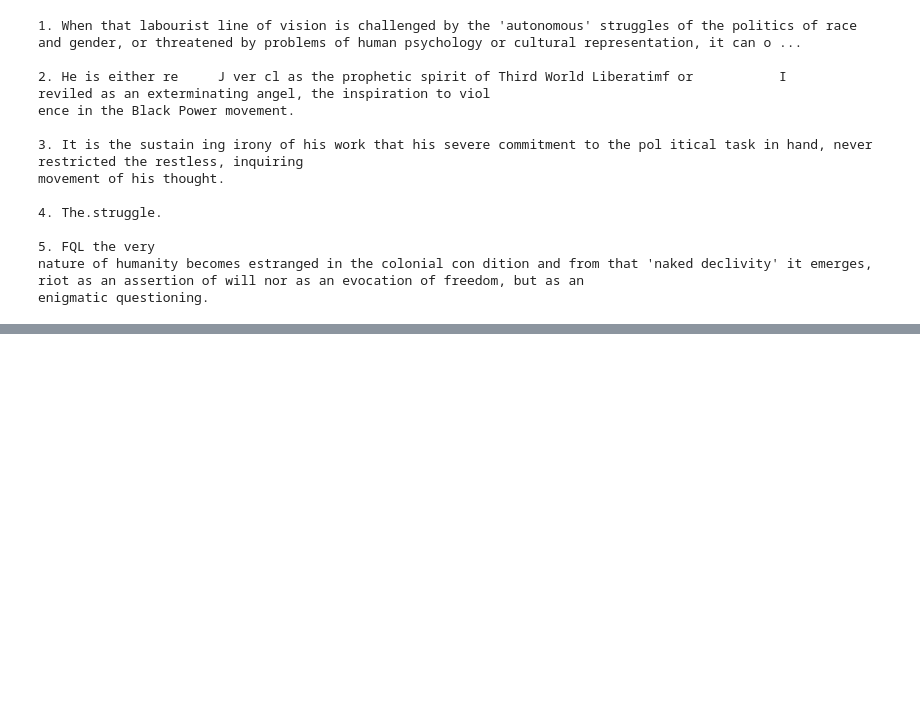
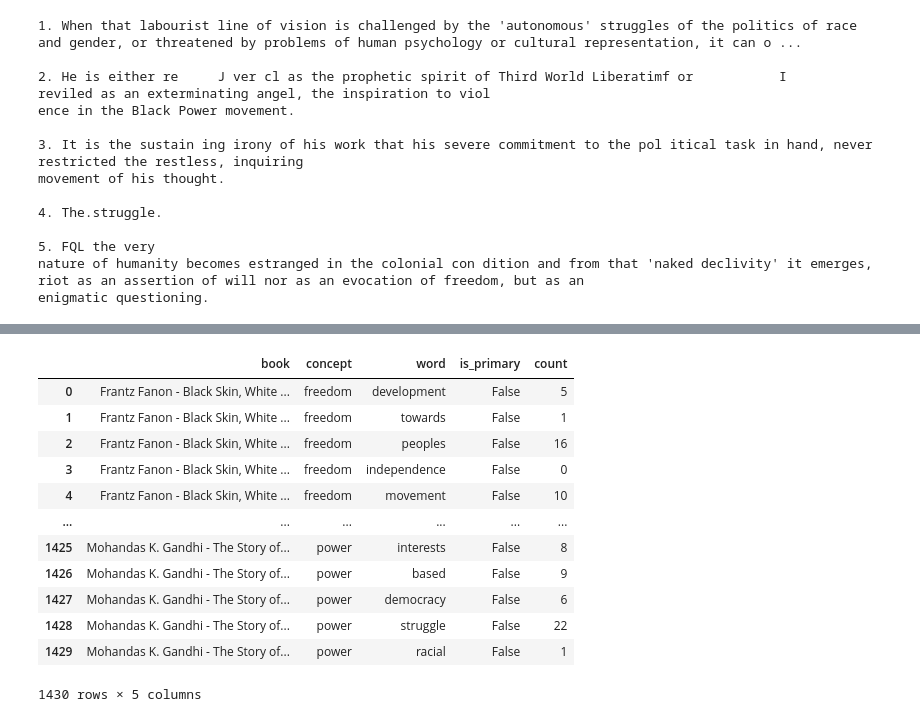
Before and after one commit to arafathosain18/intro-to-text-analytics, a Jupyter notebook: FInal version.ipynb, the cells around one changed output, grey strips where cells are left out. Saved outputs shown, nothing was run; the diff lists cells and outputs as text; code cells hidden in the pictures; blank space fills up the shorter version.

```diff
--- a/FInal version.ipynb
+++ b/FInal version.ipynb
@@ -668,0 +750,15 @@ enigmatic questioning.
+# %%
+base_keywords = ['freedom', 'democracy', 'sacrifice', 'justice', 'power']
+
+semantic_clusters = {}
+
+for word in base_keywords:
+    similar_words = [word]  # start with the original word
+    try:
+        # Add top 10 similar words from Word2Vec
+        similar_words += [w for w, score in model.wv.most_similar(word, topn=10)]
+    except KeyError:
+        print(f"'{word}' not in Word2Vec vocabulary.")
+
+    # Save to dictionary
+    semantic_clusters[word] = list(set(similar_words))  # remove duplicates just in case
@@ -668,0 +927,48 @@ enigmatic questioning.
+# %%
+from collections import Counter
+import pandas as pd
+from nltk.tokenize import word_tokenize
+
+# Create a detailed frequency table with a flag for the primary word.
+detailed_word_counts = []
+
+for i, text in enumerate(cleaned_texts):
+    # Tokenize the text from each book (already cleaned and lowercased)
+    tokens = word_tokenize(text)
+    token_counts = Counter(tokens)
+
+    # Loop over each concept (primary word) and its semantic cluster.
+    for concept, words in semantic_clusters.items():
+        for word in words:
+            # Check if this word is the primary word or a related word.
+            is_primary = (word == concept)
+            count = token_counts.get(word, 0)
+
+            detailed_word_counts.append({
+                "book": file_names[i],
+                "concept": concept,
+                "word": word,
+                "is_primary": is_primary,
+                "count": count
+            })
+
+# Convert the list to a DataFrame for a neat table.
+detailed_df = pd.DataFrame(detailed_word_counts)
+
+# Display the DataFrame.
+from IPython.display import display
+display(detailed_df)
+# %% [output]
+|  | book | concept | word | is_primary | count |
+| 0 | Frantz Fanon - Black Skin, White ... | freedom | development | False | 5 |
+| 1 | Frantz Fanon - Black Skin, White ... | freedom | towards | False | 1 |
+| 2 | Frantz Fanon - Black Skin, White ... | freedom | peoples | False | 16 |
+| 3 | Frantz Fanon - Black Skin, White ... | freedom | independence | False | 0 |
+| 4 | Frantz Fanon - Black Skin, White ... | freedom | movement | False | 10 |
+| ... | ... | ... | ... | ... | ... |
+| 1425 | Mohandas K. Gandhi - The Story of... | power | interests | False | 8 |
+| 1426 | Mohandas K. Gandhi - The Story of... | power | based | False | 9 |
+| 1427 | Mohandas K. Gandhi - The Story of... | power | democracy | False | 6 |
+| 1428 | Mohandas K. Gandhi - The Story of... | power | struggle | False | 22 |
+| 1429 | Mohandas K. Gandhi - The Story of... | power | racial | False | 1 |
+1430 rows × 5 columns
```
Also changed, not shown: parts of 14 cells of this notebook.
